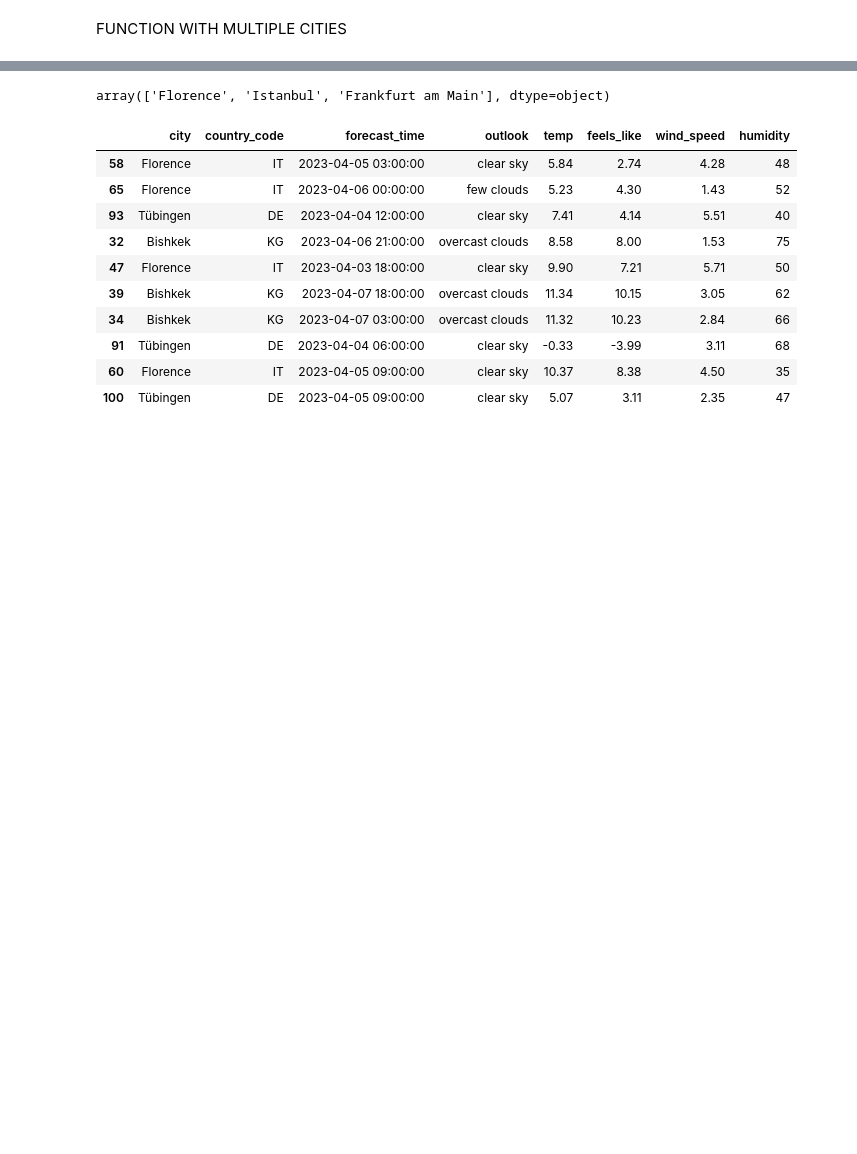
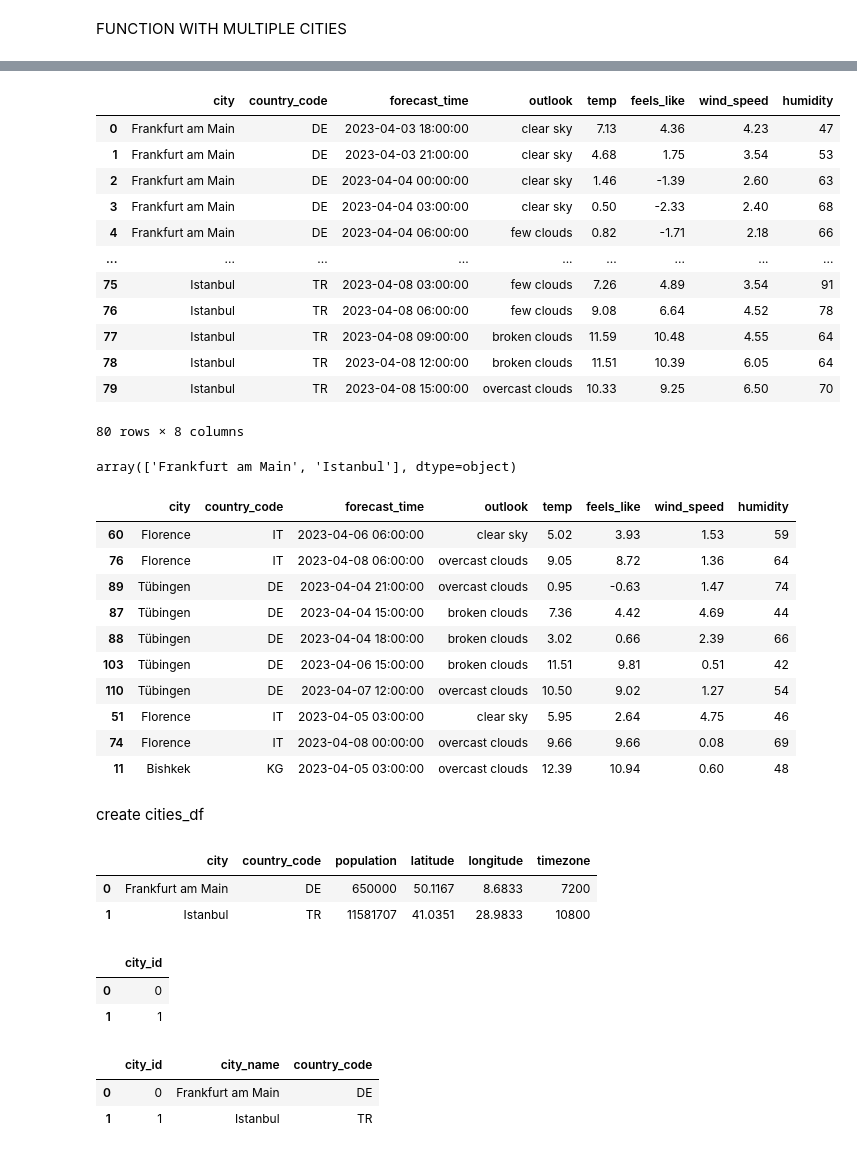
Before and after one commit to Joldon/data_pipelines_cloud, a Jupyter notebook: weather_api.ipynb, the cells around one changed output, grey strips where cells are left out. Saved outputs shown, nothing was run; the diff lists cells and outputs as text; code cells hidden in the pictures; blank space fills up the shorter version.

Commit message:
implemented  a new function on creating city_df

```diff
--- a/weather_api.ipynb
+++ b/weather_api.ipynb
@@ -348,7 +375,7 @@ forecast_df.to_sql('forecast_df',         # 'ilogs'-> table name;
 FUNCTION WITH MULTIPLE CITIES
 # %%
 #FOR LOOP with list of cities
-cities = ['Florence', 'Istanbul', 'Frankfurt']
+cities = ['Frankfurt', 'Istanbul']
 API_key = config.API_key
 
 city_weather_dict = {
@@ -401,10 +428,26 @@ city_weather_df.sample(10)
 # %%
 # convert forecast_time to datetime
 city_weather_df['forecast_time']  = pd.to_datetime(city_weather_df['forecast_time'])
+# %%
+city_weather_df
+# %% [output]
+|  | city | country_code | forecast_time | outlook | temp | feels_like | wind_speed | humidity |
+| 0 | Frankfurt am Main | DE | 2023-04-03 18:00:00 | clear sky | 7.13 | 4.36 | 4.23 | 47 |
+| 1 | Frankfurt am Main | DE | 2023-04-03 21:00:00 | clear sky | 4.68 | 1.75 | 3.54 | 53 |
+| 2 | Frankfurt am Main | DE | 2023-04-04 00:00:00 | clear sky | 1.46 | -1.39 | 2.60 | 63 |
+| 3 | Frankfurt am Main | DE | 2023-04-04 03:00:00 | clear sky | 0.50 | -2.33 | 2.40 | 68 |
+| 4 | Frankfurt am Main | DE | 2023-04-04 06:00:00 | few clouds | 0.82 | -1.71 | 2.18 | 66 |
+| ... | ... | ... | ... | ... | ... | ... | ... | ... |
+| 75 | Istanbul | TR | 2023-04-08 03:00:00 | few clouds | 7.26 | 4.89 | 3.54 | 91 |
+| 76 | Istanbul | TR | 2023-04-08 06:00:00 | few clouds | 9.08 | 6.64 | 4.52 | 78 |
+| 77 | Istanbul | TR | 2023-04-08 09:00:00 | broken clouds | 11.59 | 10.48 | 4.55 | 64 |
+| 78 | Istanbul | TR | 2023-04-08 12:00:00 | broken clouds | 11.51 | 10.39 | 6.05 | 64 |
+| 79 | Istanbul | TR | 2023-04-08 15:00:00 | overcast clouds | 10.33 | 9.25 | 6.50 | 70 |
+80 rows × 8 columns
 # %%
 city_weather_df['city'].unique()
 # %% [output]
-array(['Florence', 'Istanbul', 'Frankfurt am Main'], dtype=object)
+array(['Frankfurt am Main', 'Istanbul'], dtype=object)
 # %%
 #turning for loop into a function
 def get_weather_data(cities):
@@ -449,13 +492,15 @@ def get_weather_data(cities):
 get_weather_data(['Bishkek', 'Florence', 'Tuebingen']).sample(10)
 # %% [output]
 |  | city | country_code | forecast_time | outlook | temp | feels_like | wind_speed | humidity |
-| 58 | Florence | IT | 2023-04-05 03:00:00 | clear sky | 5.84 | 2.74 | 4.28 | 48 |
-| 65 | Florence | IT | 2023-04-06 00:00:00 | few clouds | 5.23 | 4.30 | 1.43 | 52 |
-| 93 | Tübingen | DE | 2023-04-04 12:00:00 | clear sky | 7.41 | 4.14 | 5.51 | 40 |
-| 32 | Bishkek | KG | 2023-04-06 21:00:00 | overcast clouds | 8.58 | 8.00 | 1.53 | 75 |
-| 47 | Florence | IT | 2023-04-03 18:00:00 | clear sky | 9.90 | 7.21 | 5.71 | 50 |
-| 39 | Bishkek | KG | 2023-04-07 18:00:00 | overcast clouds | 11.34 | 10.15 | 3.05 | 62 |
-| 34 | Bishkek | KG | 2023-04-07 03:00:00 | overcast clouds | 11.32 | 10.23 | 2.84 | 66 |
-| 91 | Tübingen | DE | 2023-04-04 06:00:00 | clear sky | -0.33 | -3.99 | 3.11 | 68 |
-| 60 | Florence | IT | 2023-04-05 09:00:00 | clear sky | 10.37 | 8.38 | 4.50 | 35 |
-| 100 | Tübingen | DE | 2023-04-05 09:00:00 | clear sky | 5.07 | 3.11 | 2.35 | 47 |
+| 60 | Florence | IT | 2023-04-06 06:00:00 | clear sky | 5.02 | 3.93 | 1.53 | 59 |
+| 76 | Florence | IT | 2023-04-08 06:00:00 | overcast clouds | 9.05 | 8.72 | 1.36 | 64 |
+| 89 | Tübingen | DE | 2023-04-04 21:00:00 | overcast clouds | 0.95 | -0.63 | 1.47 | 74 |
+| 87 | Tübingen | DE | 2023-04-04 15:00:00 | broken clouds | 7.36 | 4.42 | 4.69 | 44 |
+| 88 | Tübingen | DE | 2023-04-04 18:00:00 | broken clouds | 3.02 | 0.66 | 2.39 | 66 |
+| 103 | Tübingen | DE | 2023-04-06 15:00:00 | broken clouds | 11.51 | 9.81 | 0.51 | 42 |
+| 110 | Tübingen | DE | 2023-04-07 12:00:00 | overcast clouds | 10.50 | 9.02 | 1.27 | 54 |
+| 51 | Florence | IT | 2023-04-05 03:00:00 | clear sky | 5.95 | 2.64 | 4.75 | 46 |
+| 74 | Florence | IT | 2023-04-08 00:00:00 | overcast clouds | 9.66 | 9.66 | 0.08 | 69 |
+| 11 | Bishkek | KG | 2023-04-05 03:00:00 | overcast clouds | 12.39 | 10.94 | 0.60 | 48 |
+# %% [markdown]
+create cities_df
@@ -461,0 +562,26 @@ get_weather_data(['Bishkek', 'Florence', 'Tuebingen']).sample(10)
+# %%
+city_df
+# %% [output]
+|  | city | country_code | population | latitude | longitude | timezone |
+| 0 | Frankfurt am Main | DE | 650000 | 50.1167 | 8.6833 | 7200 |
+| 1 | Istanbul | TR | 11581707 | 41.0351 | 28.9833 | 10800 |
+# %%
+cities_id = pd.DataFrame({'city_id': range(len(city_df['city'].unique()))})
+cities_id
+# %% [output]
+|  | city_id |
+| 0 | 0 |
+| 1 | 1 |
+# %%
+# create a new cities_df with unique cities and unique country codes and assigning them city_id starting from 0
+
+cities_df = pd.DataFrame({'city_id': range(len(city_weather_df['city'].unique())),
+                          'city_name': city_weather_df['city'].unique(),
+                          'country_code': city_weather_df['country_code'].unique()
+                          })
+# cities_df['city_id'] = cities_df.index
+cities_df
+# %% [output]
+|  | city_id | city_name | country_code |
+| 0 | 0 | Frankfurt am Main | DE |
+| 1 | 1 | Istanbul | TR |
```
Also changed, not shown: parts of 6 cells of this notebook.
